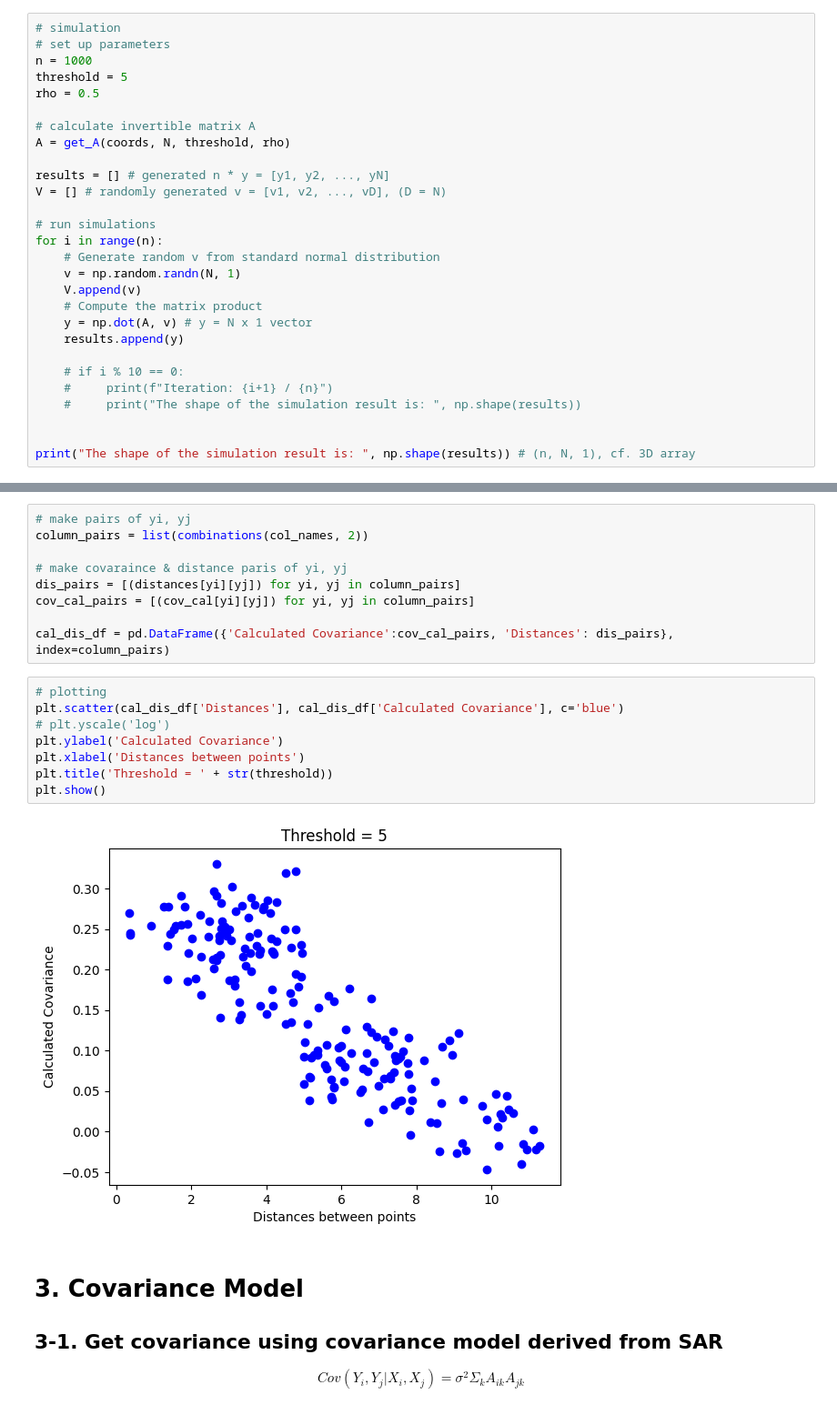
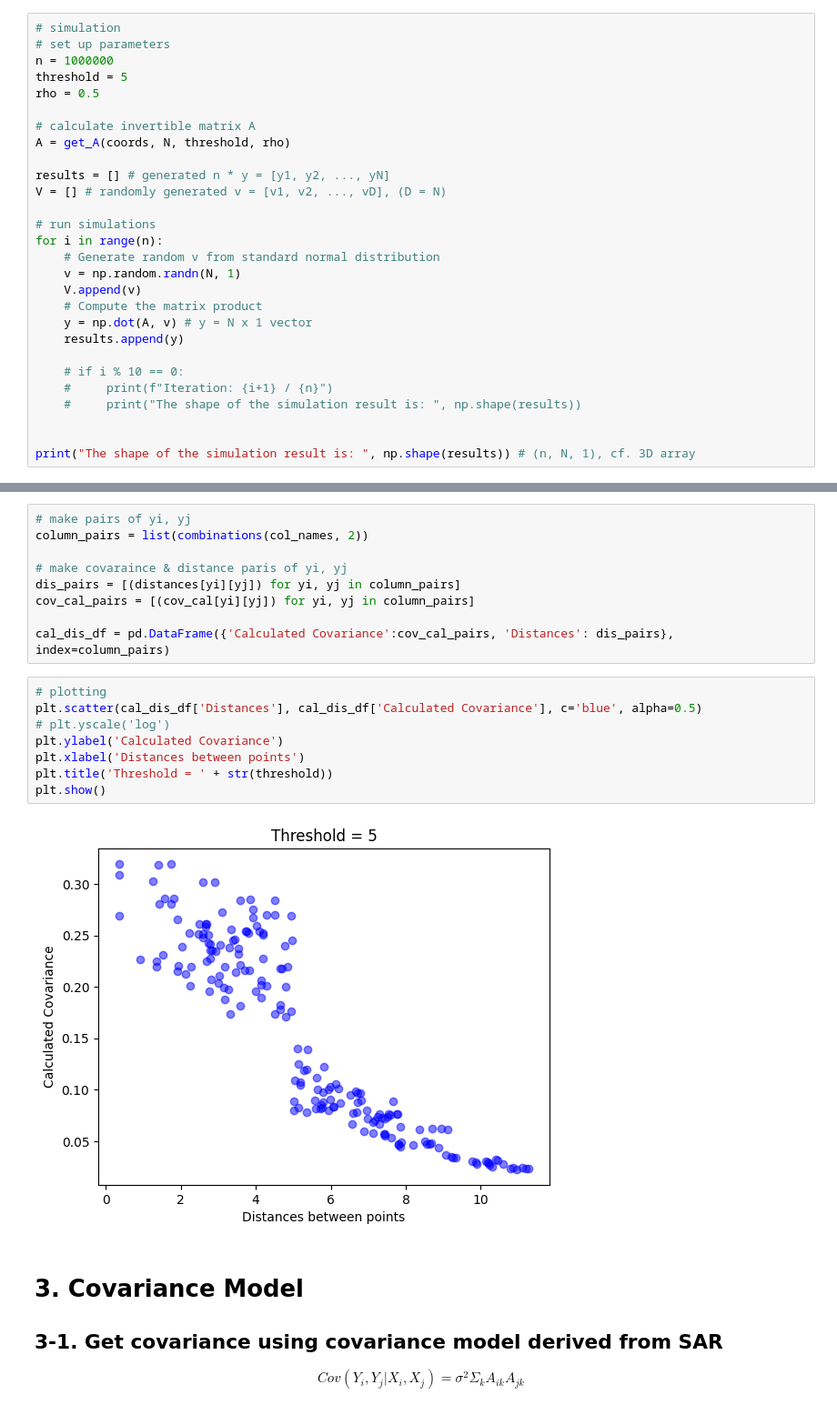
Before and after one commit to 272-burger/Covariance-Modeling, a Jupyter notebook: SAR/RA-SARplotting.ipynb, the cells around one changed output, grey strips where cells are left out. Shown at 91% size. Saved outputs shown, nothing was run; the diff lists cells and outputs as text.

```diff
--- a/SAR/RA-SARplotting.ipynb
+++ b/SAR/RA-SARplotting.ipynb
@@ -63,7 +63,7 @@ def get_A(coords, N, thres, rho):
 # %%
 # simulation
 # set up parameters
-n = 1000
+n = 1000000
 threshold = 5
 rho = 0.5
 
@@ -131,14 +135,14 @@ cov_cal_pairs = [(cov_cal[yi][yj]) for yi, yj in column_pairs]
 cal_dis_df = pd.DataFrame({'Calculated Covariance':cov_cal_pairs, 'Distances': dis_pairs}, index=column_pairs)
 # %%
 # plotting
-plt.scatter(cal_dis_df['Distances'], cal_dis_df['Calculated Covariance'], c='blue')
+plt.scatter(cal_dis_df['Distances'], cal_dis_df['Calculated Covariance'], c='blue', alpha=0.5)
 # plt.yscale('log')
 plt.ylabel('Calculated Covariance')
 plt.xlabel('Distances between points')
 plt.title('Threshold = ' + str(threshold))
 plt.show()
 # %% [output]
-[figure, old version]
+[figure, new version]
 # %% [markdown]
 # 3. Covariance Model
 ## 3-1. Get covariance using covariance model derived from SAR
```
Also changed, not shown: parts of 5 cells of this notebook, 1 other file.
